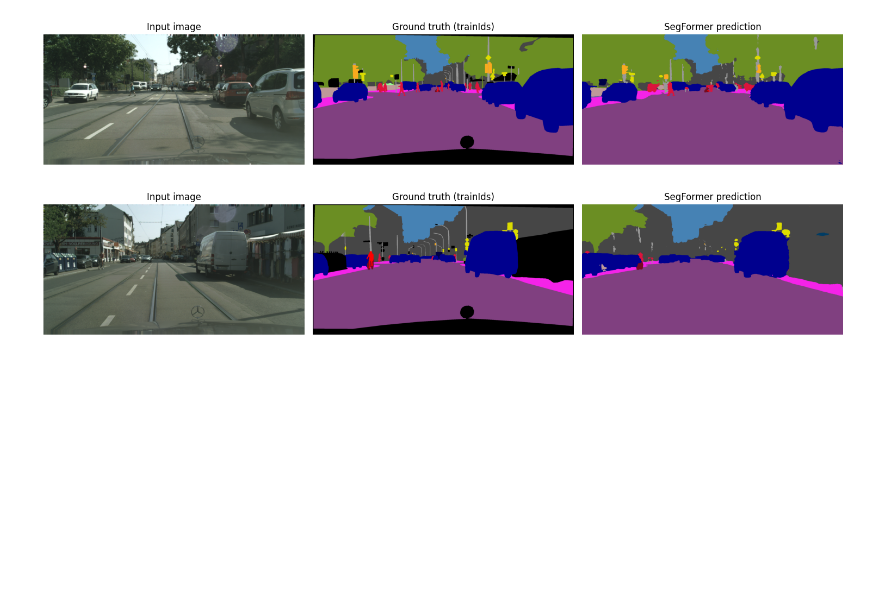
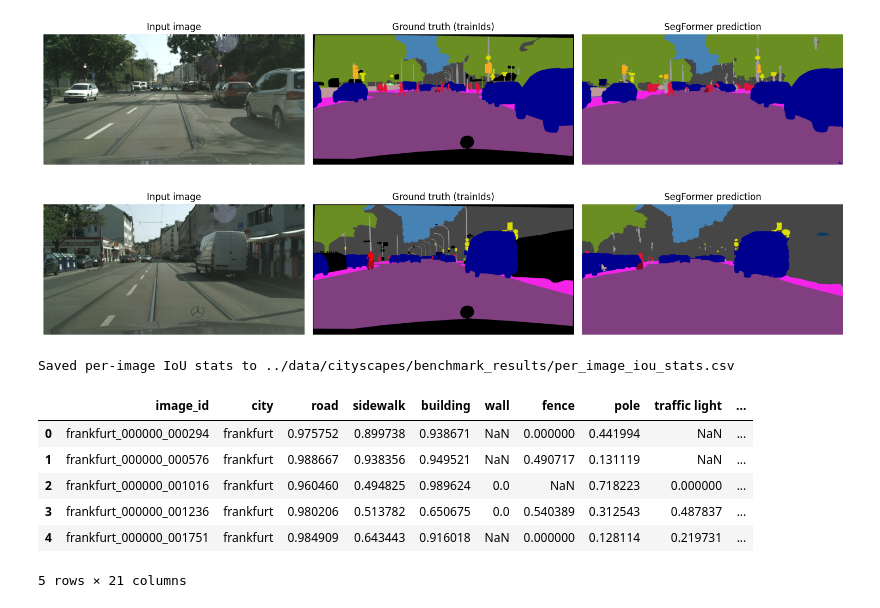
Before and after one commit to griffing52/urban-segmentation, a Jupyter notebook: notebooks/SegFormer-BM-Project8.ipynb, the cells around one changed output. Saved outputs shown, nothing was run; the diff lists cells and outputs as text; code cells hidden in the pictures; blank space fills up the shorter version.

```diff
--- a/notebooks/SegFormer-BM-Project8.ipynb
+++ b/notebooks/SegFormer-BM-Project8.ipynb
@@ -487,31 +490,40 @@ def calculate_per_image_iou(df: pd.DataFrame) -> pd.DataFrame:
             minlength=CITYSCAPES_NUM_CLASSES ** 2,
         ).reshape(CITYSCAPES_NUM_CLASSES, CITYSCAPES_NUM_CLASSES)
 
         # Calculate IoU
         intersection = np.diag(cm)
         union = cm.sum(1) + cm.sum(0) - intersection
 
         # We use NaN for classes not present in the image (union == 0)
         # This is important for statistical plots so we don't count them as 0.0 IoU
         iou = np.full(CITYSCAPES_NUM_CLASSES, np.nan)
         valid_mask = union > 0
         iou[valid_mask] = intersection[valid_mask] / union[valid_mask]
 
         # Store result
         row_dict = {"image_id": row["image_id"], "city": row["city"]}
         for tid in CITYSCAPES_EVAL_TRAIN_IDS:
             class_name = CITYSCAPES_TRAINID2NAME[tid]
             row_dict[class_name] = iou[tid]
 
         results.append(row_dict)
 
     return pd.DataFrame(results)
 
 per_image_iou_df = calculate_per_image_iou(val_df_pred)
 
 # Save to CSV
-csv_path = CITYSCAPES_ROOT / "per_image_iou_stats.csv"
+csv_path = CITYSCAPES_ROOT / "benchmark_results" / "per_image_iou_stats.csv"
 per_image_iou_df.to_csv(csv_path, index=False)
 print(f"Saved per-image IoU stats to {csv_path}")
 
 display(per_image_iou_df.head())
+# %% [output]
+Saved per-image IoU stats to ../data/cityscapes/benchmark_results/per_image_iou_stats.csv
+|  | image_id | city | road | sidewalk | building | wall | fence | pole | traffic light | ... |
+| 0 | frankfurt_000000_000294 | frankfurt | 0.975752 | 0.899738 | 0.938671 | NaN | 0.000000 | 0.441994 | NaN | ... |
+| 1 | frankfurt_000000_000576 | frankfurt | 0.988667 | 0.938356 | 0.949521 | NaN | 0.490717 | 0.131119 | NaN | ... |
+| 2 | frankfurt_000000_001016 | frankfurt | 0.960460 | 0.494825 | 0.989624 | 0.0 | NaN | 0.718223 | 0.000000 | ... |
+| 3 | frankfurt_000000_001236 | frankfurt | 0.980206 | 0.513782 | 0.650675 | 0.0 | 0.540389 | 0.312543 | 0.487837 | ... |
+| 4 | frankfurt_000000_001751 | frankfurt | 0.984909 | 0.643443 | 0.916018 | NaN | 0.000000 | 0.128114 | 0.219731 | ... |
+5 rows × 21 columns
```
Also changed, not shown: parts of 6 cells of this notebook, 6 other files.
